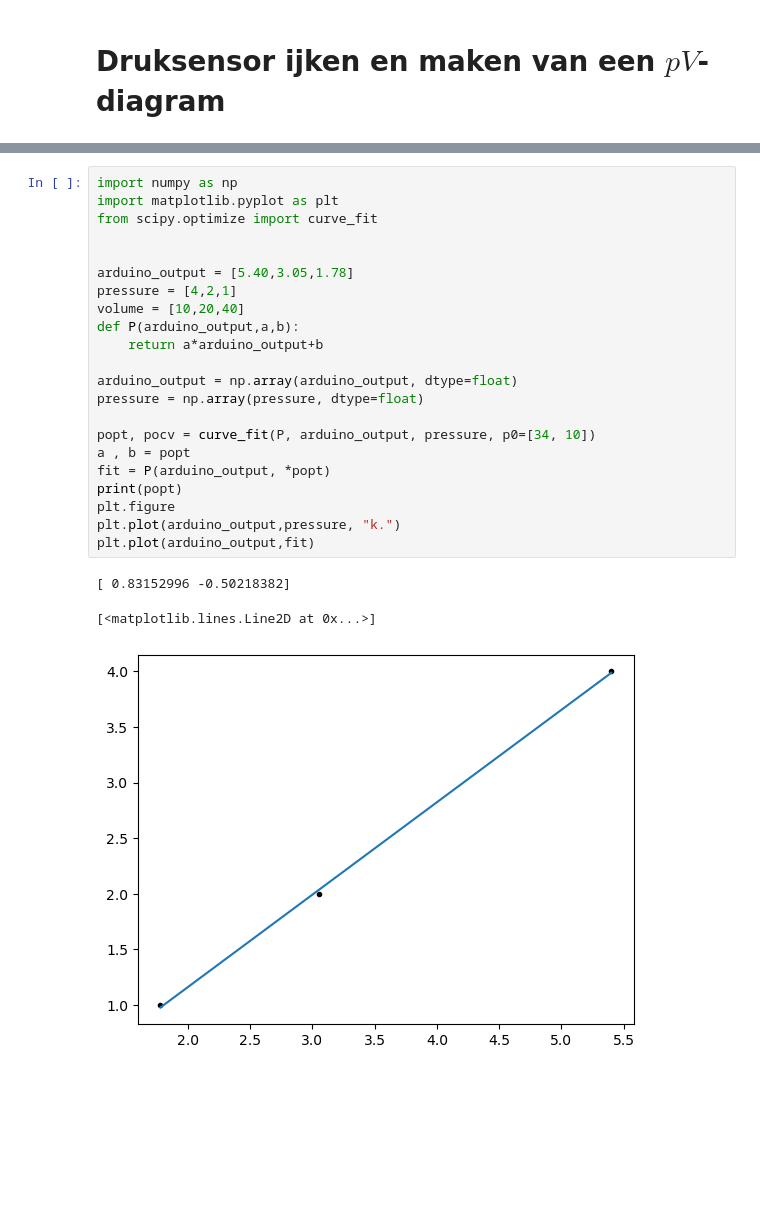
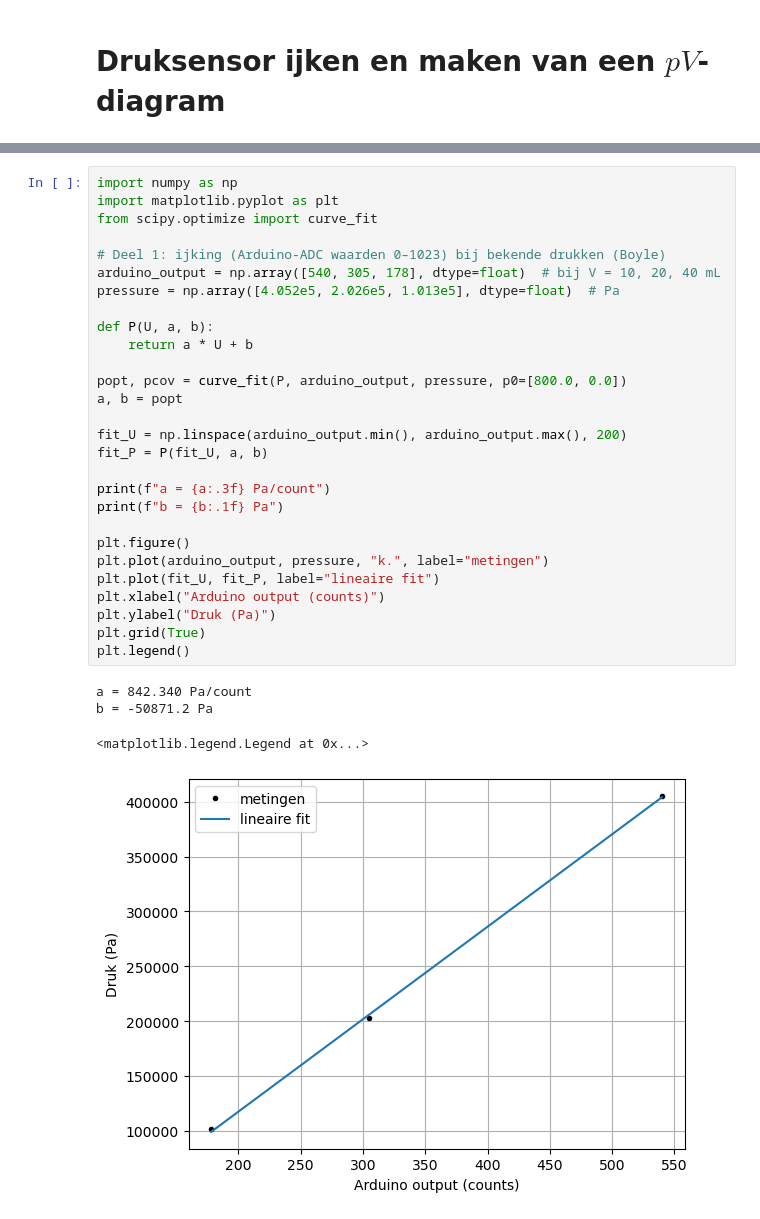
Before and after one commit to JensGroen/Groep-i, a Jupyter notebook: Content/Labs/druksensorijken.ipynb, the cells around one changed output, grey strips where cells are left out. Cells and saved outputs as stored; diff of their text form; blank space fills up the shorter version.

```diff
--- a/Content/Labs/druksensorijken.ipynb
+++ b/Content/Labs/druksensorijken.ipynb
@@ -70,28 +81,35 @@ Maak gebruik van een systematische fout in het volume om het volume van de tube
 # %%
 import numpy as np
 import matplotlib.pyplot as plt
 from scipy.optimize import curve_fit
 
+# Deel 1: ijking (Arduino-ADC waarden 0–1023) bij bekende drukken (Boyle)
+arduino_output = np.array([540, 305, 178], dtype=float)  # bij V = 10, 20, 40 mL
+pressure = np.array([4.052e5, 2.026e5, 1.013e5], dtype=float)  # Pa
 
-arduino_output = [5.40,3.05,1.78]
-pressure = [4,2,1]
-volume = [10,20,40]
-def P(arduino_output,a,b):
-    return a*arduino_output+b
+def P(U, a, b):
+    return a * U + b
 
-arduino_output = np.array(arduino_output, dtype=float)
-pressure = np.array(pressure, dtype=float)
+popt, pcov = curve_fit(P, arduino_output, pressure, p0=[800.0, 0.0])
+a, b = popt
 
-popt, pocv = curve_fit(P, arduino_output, pressure, p0=[34, 10])
-a , b = popt
-fit = P(arduino_output, *popt)
-print(popt)
-plt.figure
-plt.plot(arduino_output,pressure, "k.")
-plt.plot(arduino_output,fit)
+fit_U = np.linspace(arduino_output.min(), arduino_output.max(), 200)
+fit_P = P(fit_U, a, b)
+
+print(f"a = {a:.3f} Pa/count")
+print(f"b = {b:.1f} Pa")
+
+plt.figure()
+plt.plot(arduino_output, pressure, "k.", label="metingen")
+plt.plot(fit_U, fit_P, label="lineaire fit")
+plt.xlabel("Arduino output (counts)")
+plt.ylabel("Druk (Pa)")
+plt.grid(True)
+plt.legend()
 # %% [output]
-[ 0.83152996 -0.50218382]
+a = 842.340 Pa/count
+b = -50871.2 Pa
-[<matplotlib.lines.Line2D at 0x...>]
+<matplotlib.legend.Legend at 0x...>
-[figure, old version]
+[figure, new version]
 # %% [markdown]
 ## Resultaten
```
Also changed, not shown: parts of 4 cells of this notebook, 2 other files.
